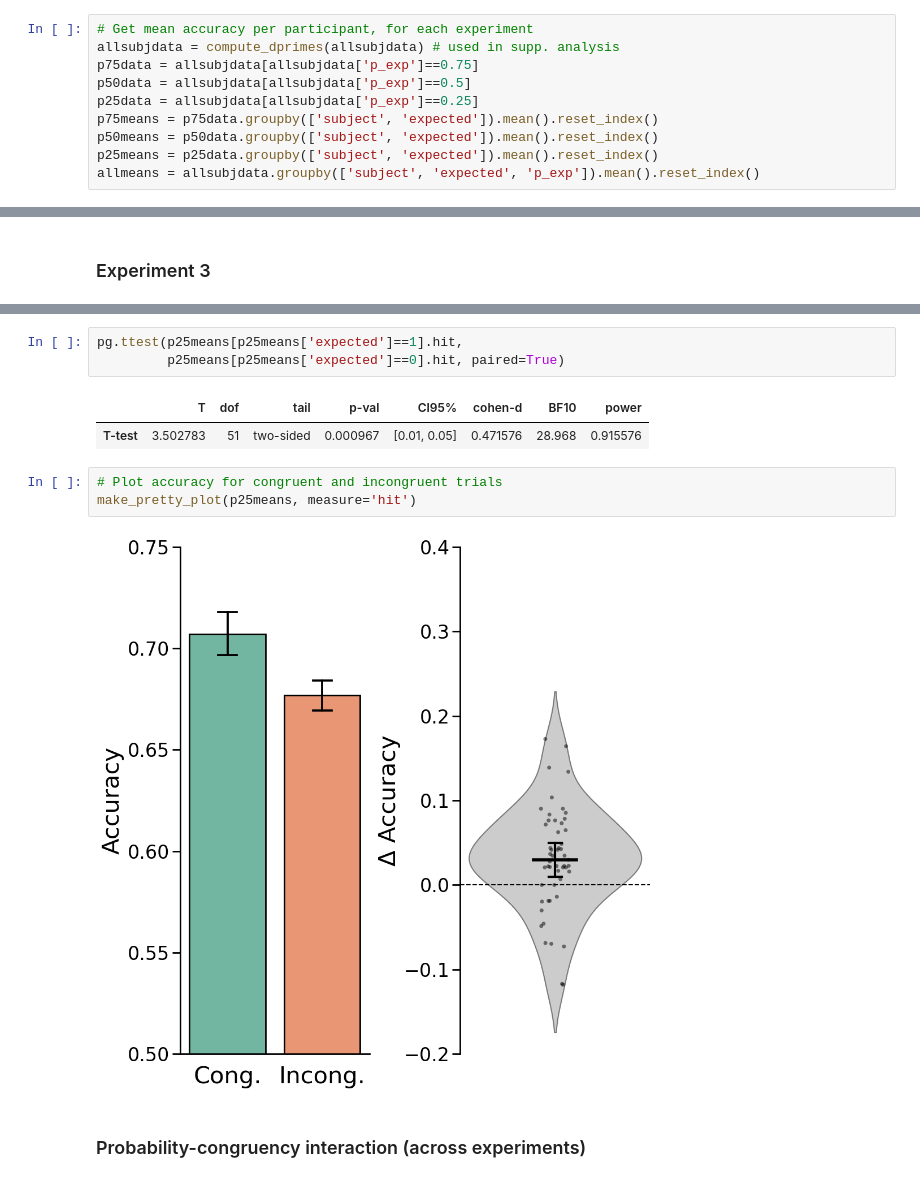
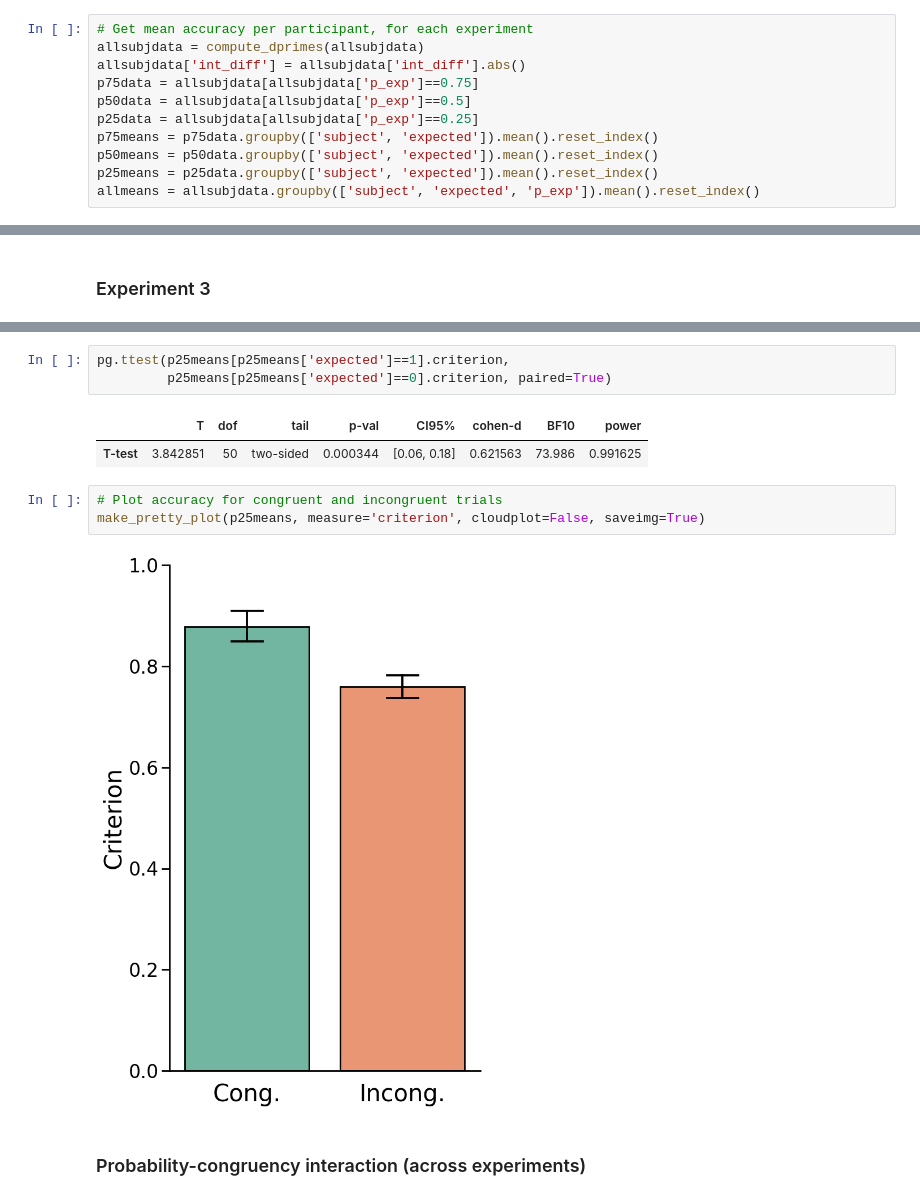
Before and after one commit to GAldegheri/scenecontext-zoom, a Jupyter notebook: analysis/ReadData.ipynb, the cells around one changed output, grey strips where cells are left out. Cells and saved outputs as stored; diff of their text form.

```diff
--- a/analysis/ReadData.ipynb
+++ b/analysis/ReadData.ipynb
@@ -29,6 +45,7 @@ Final sample size: 152
 # %%
 # Get mean accuracy per participant, for each experiment
-allsubjdata = compute_dprimes(allsubjdata) # used in supp. analysis
+allsubjdata = compute_dprimes(allsubjdata)
+allsubjdata['int_diff'] = allsubjdata['int_diff'].abs()
 p75data = allsubjdata[allsubjdata['p_exp']==0.75]
 p50data = allsubjdata[allsubjdata['p_exp']==0.5]
 p25data = allsubjdata[allsubjdata['p_exp']==0.25]
@@ -94,13 +176,13 @@ p25means.groupby(['expected'])[['hit']].agg(['mean', 'sem'])
 # %%
-pg.ttest(p25means[p25means['expected']==1].hit,
-         p25means[p25means['expected']==0].hit, paired=True)
+pg.ttest(p25means[p25means['expected']==1].criterion,
+         p25means[p25means['expected']==0].criterion, paired=True)
 # %% [output]
 |  | T | dof | tail | p-val | CI95% | cohen-d | BF10 | power |
-| T-test | 3.502783 | 51 | two-sided | 0.000967 | [0.01, 0.05] | 0.471576 | 28.968 | 0.915576 |
+| T-test | 3.842851 | 50 | two-sided | 0.000344 | [0.06, 0.18] | 0.621563 | 73.986 | 0.991625 |
 # %%
 # Plot accuracy for congruent and incongruent trials
-make_pretty_plot(p25means, measure='hit')
+make_pretty_plot(p25means, measure='criterion', cloudplot=False, saveimg=True)
 # %% [output]
-[figure, old version]
+[figure, new version]
 # %% [markdown]
 ### Probability-congruency interaction (across experiments)
```
Also changed, not shown: parts of 74 cells of this notebook, 3 other files.
